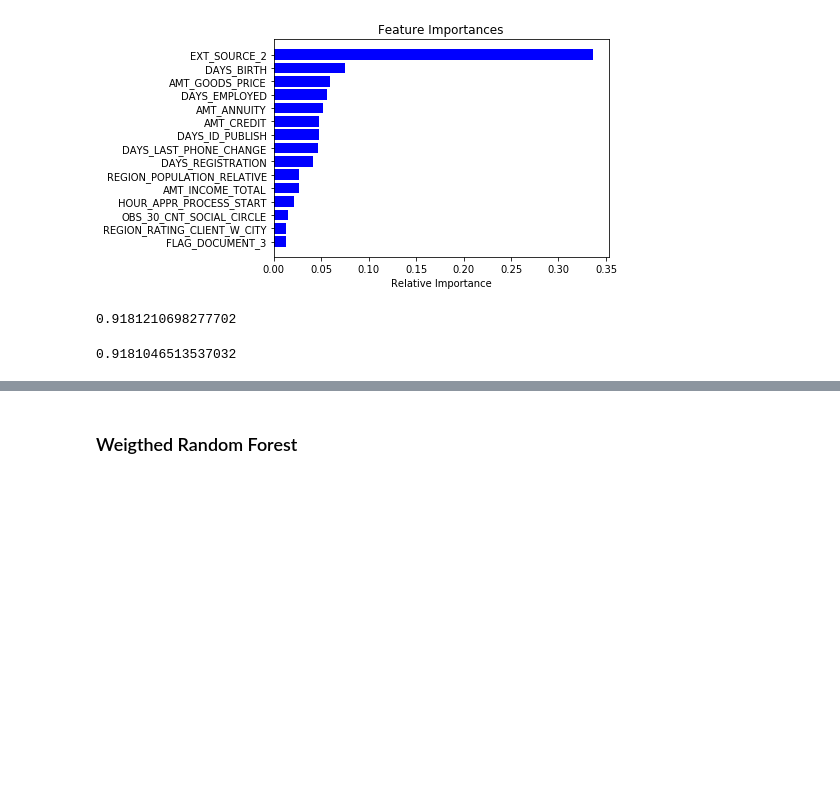
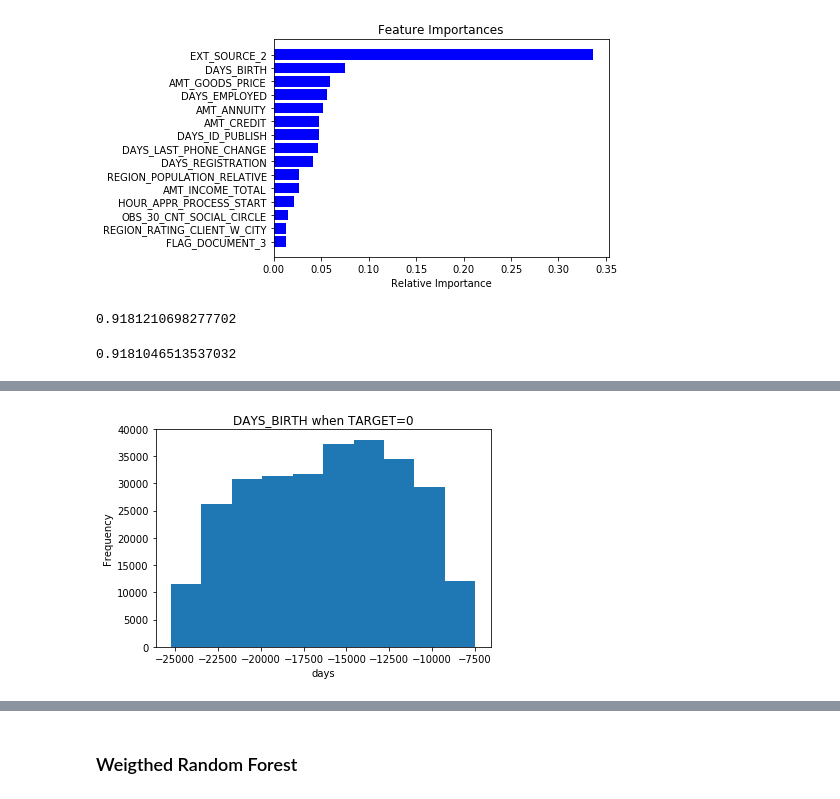
Before and after one commit to chanjeed/Homecredit, a Jupyter notebook: script/preprocessing.ipynb, the cells around one changed output, grey strips where cells are left out. Drawn from its saved outputs; the diff is of its cells as text; code cells hidden in the pictures; blank space fills up the shorter version.

```diff
--- a/script/preprocessing.ipynb
+++ b/script/preprocessing.ipynb
@@ -145,0 +235,8 @@ print(len(list(filter(lambda x: x==0, Y_test)))/len(Y_test))
+# %%
+no["DAYS_BIRTH"].mean()
+no["DAYS_BIRTH"].plot(kind='hist')
+plt.xlabel("days")
+plt.title("DAYS_BIRTH when TARGET=0")
+plt.show()
+# %% [output]
+[figure, added]
```
Also changed, not shown: parts of 34 cells of this notebook, 8 other files.
